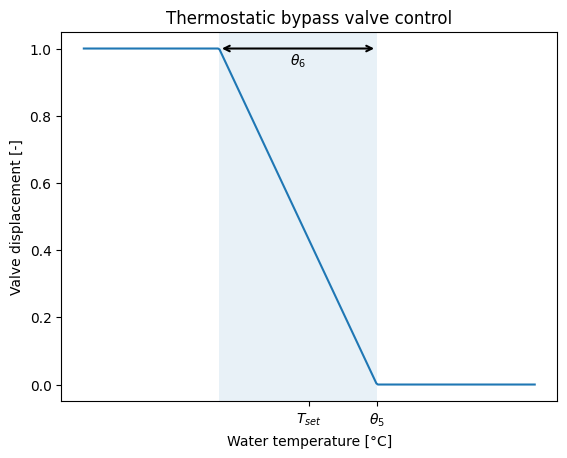
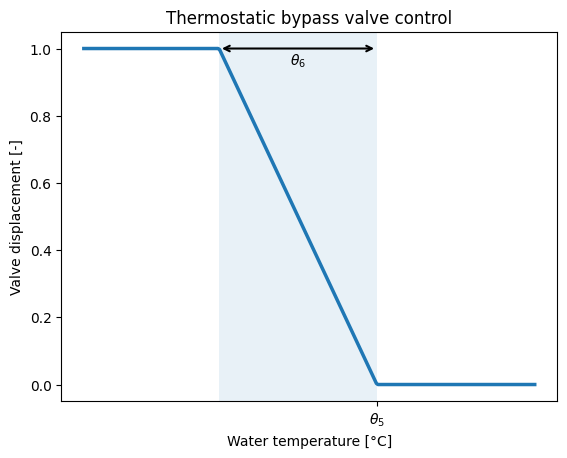
Unified diff of the notebook cell whose output changed from the first chart to the second:
--- before
+++ after
@@ -18,5 +18,5 @@
 # Plot
 plt.figure()
-plt.plot(x, h_valve)
+plt.plot(x, h_valve, lw = 2.5)
 
 plt.xlabel("Water temperature [°C]")
@@ -36,5 +36,7 @@
 
 # X-axis thetas
-plt.xticks([55,P_band_end], [r"$T_{set}$", r"$\theta_5$"])
+plt.xticks([P_band_end], [r"$\theta_5$"])
 plt.axvspan(P_band_start, P_band_end, alpha=0.1)
 plt.show()
+
+plt.savefig('thermostatic_bypass_valve_control.png', dpi=300, bbox_inches='tight')

Commit: thesis plots + results